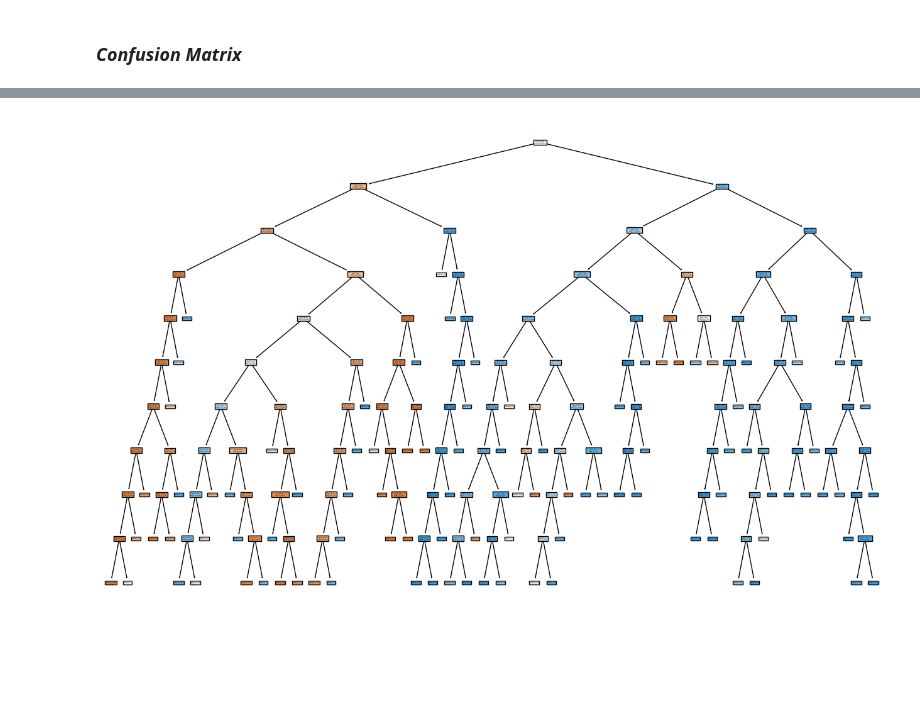
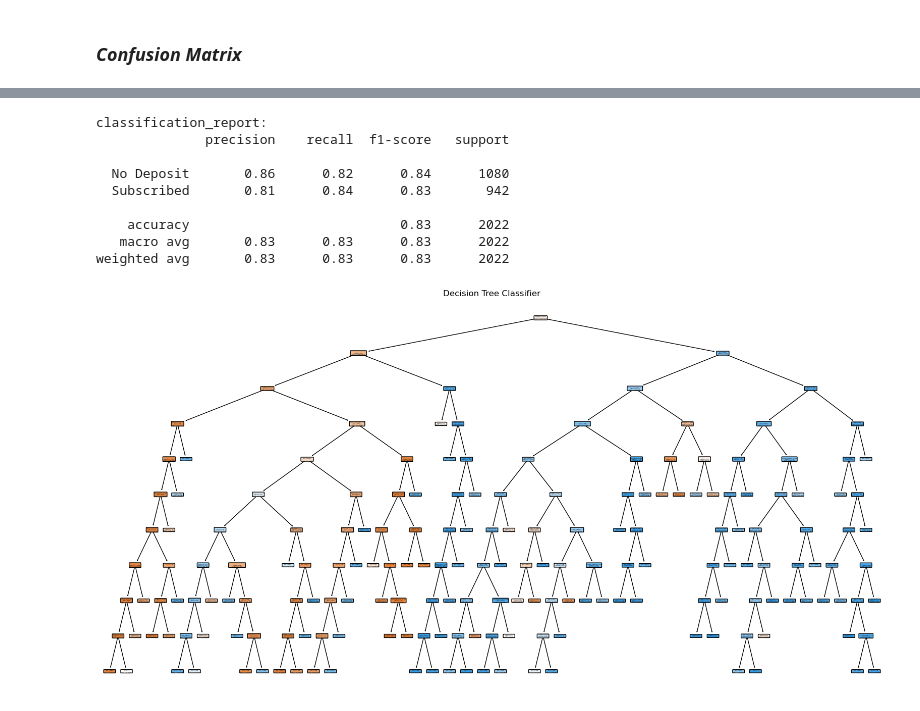
Before and after one commit to SnitTeshome/PRODIGY_DS_03, a Jupyter notebook: Bank_decision tree classifer.ipynb, the cells around one changed output, grey strips where cells are left out. Saved outputs shown, nothing was run; the diff lists cells and outputs as text; code cells hidden in the pictures; blank space fills up the shorter version.

```diff
--- a/Bank_decision tree classifer.ipynb
+++ b/Bank_decision tree classifer.ipynb
@@ -446,8 +547,24 @@ plt.show()
+# %%
+# Classification Report
+print('classification_report:')
+print(classification_report(y_test, y_pred, target_names=['No Deposit', 'Subscribed']))
+# %% [output]
+classification_report:
+              precision    recall  f1-score   support
+
+  No Deposit       0.86      0.82      0.84      1080
+  Subscribed       0.81      0.84      0.83       942
+
+    accuracy                           0.83      2022
+   macro avg       0.83      0.83      0.83      2022
+weighted avg       0.83      0.83      0.83      2022
 # %%
-from sklearn import tree
+from sklearn.tree import plot_tree
 
-plt.figure(figsize=(16,10))  # Adjust the figure size as needed
-tree.plot_tree(dt, filled=True, feature_names=X.columns, class_names=["No", "Yes"])
+# Plot the Decision Tree
+plt.figure(figsize=(20, 10))
+plot_tree(dt, filled=True, feature_names=X.columns, class_names=['No Deposit', 'Subscribed'], rounded=True)
+plt.title('Decision Tree Classifier')
 plt.show()
 # %% [output]
-[figure, old version]
+[figure, new version]
```
Also changed, not shown: parts of 24 cells of this notebook, 1 other file.
